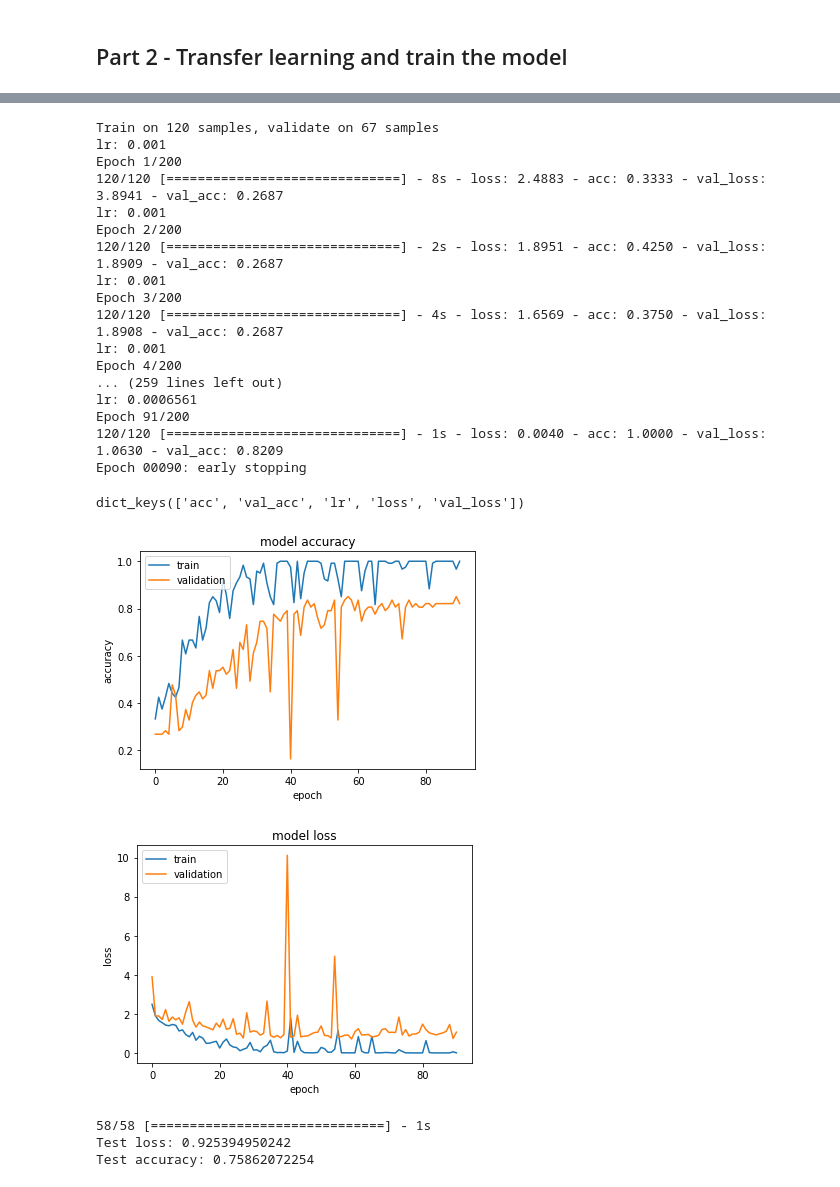
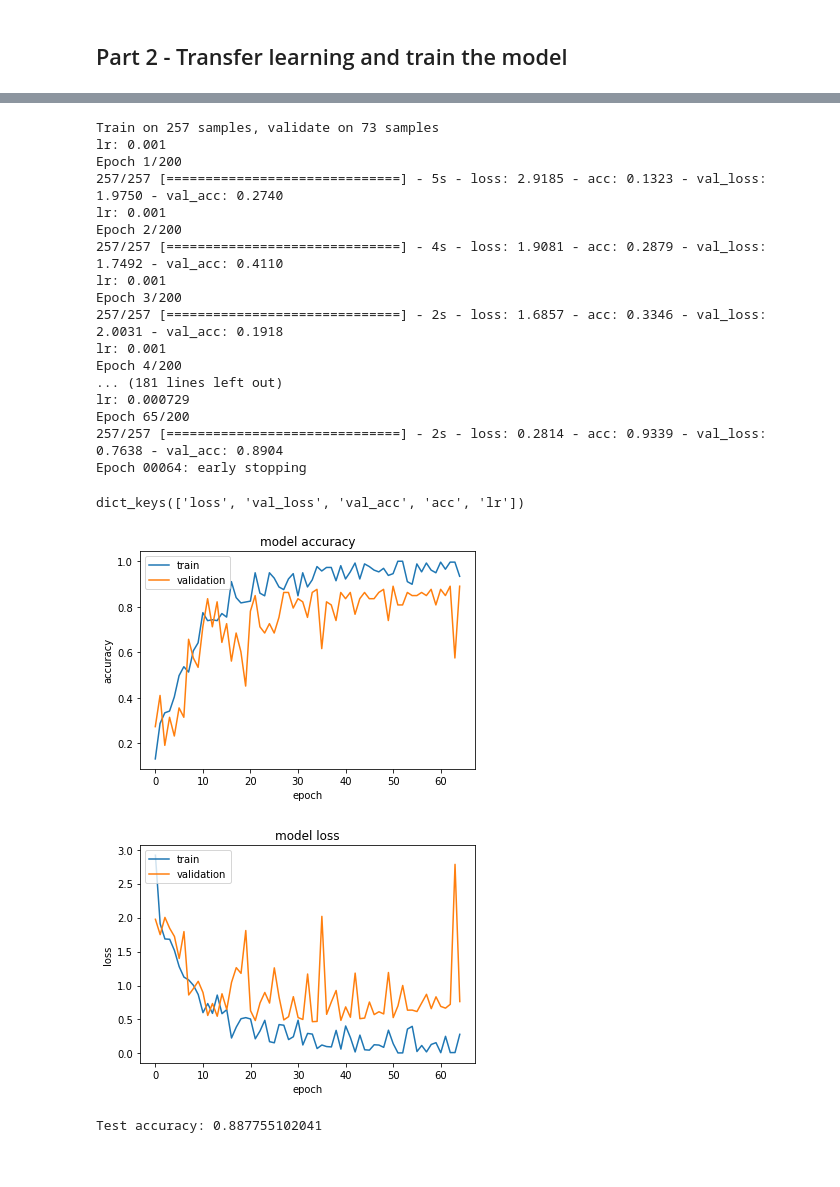
Before and after one commit to lxwvictor/Face-Recognition-Against-My-Photo-Library, a Jupyter notebook: Face Recognition against My Photo Library.ipynb, the cells around one changed output, grey strips where cells are left out. Saved outputs shown, nothing was run; the diff lists cells and outputs as text; code cells hidden in the pictures.

```diff
--- a/Face Recognition against My Photo Library.ipynb
+++ b/Face Recognition against My Photo Library.ipynb
@@ -324,0 +427,10 @@ Validate tensor shape. (67, 299, 299, 3)
+# %%
+x = base_model.output
+x = GlobalAveragePooling2D()(x)
+x = Dense(1000, activation = 'relu')(x)
+x = Dense(200, activation = 'relu')(x)
+x = Dense(50, activation = 'relu')(x)
+x = Dense(7, activation = 'softmax')(x)
+
+my_model_2 = Model(inputs = base_model.input, outputs = x)
+my_model_2.summary()
@@ -325,57 +455,36 @@ Validate tensor shape. (67, 299, 299, 3)
 # %%
-my_model.compile(optimizer='rmsprop', loss='categorical_crossentropy', metrics=['accuracy'])
-checkpointer = ModelCheckpoint(filepath='my_model.h5',
+my_model_2.compile(optimizer='rmsprop', loss='categorical_crossentropy', metrics=['accuracy'])
+checkpointer = ModelCheckpoint(filepath='my_model_2.h5',
                               verbose=1, save_best_only=True)
 early_stopping = EarlyStopping(monitor='val_loss', min_delta=0, patience=30, verbose=1, mode='auto')
 reduce_lr = ReduceLROnPlateau(monitor='val_loss', factor=0.9, patience=10, cooldown=0, min_lr=0.00001)
-lr_print = LambdaCallback(on_epoch_begin=lambda epoch, logs: print('lr:', K.eval(my_model.optimizer.lr)))
+lr_print = LambdaCallback(on_epoch_begin=lambda epoch, logs: print('lr:', K.eval(my_model_2.optimizer.lr)))
 # %%
-hist = my_model.fit(train_tensors, train_targets,
+hist_2 = my_model_2.fit(train_tensors, train_targets,
             validation_data=(validate_tensors, validate_targets),
             epochs=200, verbose=1, batch_size=20,
             callbacks=[checkpointer, early_stopping, reduce_lr, lr_print])
 # %% [output]
-Train on 120 samples, validate on 67 samples
+Train on 257 samples, validate on 73 samples
 lr: 0.001
 Epoch 1/200
-120/120 [==============================] - 8s - loss: 2.4883 - acc: 0.3333 - val_loss: 3.8941 - val_acc: 0.2687
+257/257 [==============================] - 5s - loss: 2.9185 - acc: 0.1323 - val_loss: 1.9750 - val_acc: 0.2740
 lr: 0.001
 Epoch 2/200
-120/120 [==============================] - 2s - loss: 1.8951 - acc: 0.4250 - val_loss: 1.8909 - val_acc: 0.2687
+257/257 [==============================] - 4s - loss: 1.9081 - acc: 0.2879 - val_loss: 1.7492 - val_acc: 0.4110
 lr: 0.001
 Epoch 3/200
-120/120 [==============================] - 4s - loss: 1.6569 - acc: 0.3750 - val_loss: 1.8908 - val_acc: 0.2687
+257/257 [==============================] - 2s - loss: 1.6857 - acc: 0.3346 - val_loss: 2.0031 - val_acc: 0.1918
 lr: 0.001
 Epoch 4/200
-... (259 lines left out)
-lr: 0.0006561
-Epoch 91/200
-120/120 [==============================] - 1s - loss: 0.0040 - acc: 1.0000 - val_loss: 1.0630 - val_acc: 0.8209
-Epoch 00090: early stopping
+... (181 lines left out)
+lr: 0.000729
+Epoch 65/200
+257/257 [==============================] - 2s - loss: 0.2814 - acc: 0.9339 - val_loss: 0.7638 - val_acc: 0.8904
+Epoch 00064: early stopping
-# %%
-## TODO: Visualize the training and validation loss of your neural network
-import matplotlib.pyplot as plt
-def plt_hist(hist):
-    print(hist.history.keys())
-    # summarize history for accuracy
-    plt.plot(hist.history['acc'])
-    plt.plot(hist.history['val_acc'])
-    plt.title('model accuracy')
-    plt.ylabel('accuracy')
-    plt.xlabel('epoch')
-    plt.legend(['train', 'validation'], loc='upper left')
-    plt.show()
-    # summarize history for loss
-    plt.plot(hist.history['loss'])
-    plt.plot(hist.history['val_loss'])
-    plt.title('model loss')
-    plt.ylabel('loss')
-    plt.xlabel('epoch')
-    plt.legend(['train', 'validation'], loc='upper left')
-    plt.show()
-
-plt_hist(hist)
-# %% [output]
-dict_keys(['acc', 'val_acc', 'lr', 'loss', 'val_loss'])
-[figure, removed]
-[figure, removed]
+# %%
+plt_hist(hist_2)
+# %% [output]
+dict_keys(['loss', 'val_loss', 'val_acc', 'acc', 'lr'])
+[figure, added]
+[figure, added]
@@ -382,8 +493,6 @@ dict_keys(['acc', 'val_acc', 'lr', 'loss', 'val_loss'])
 # %%
-score = my_model.evaluate(test_tensors, test_targets, verbose=1)
-print('Test loss:', score[0])
-print('Test accuracy:', score[1])
+score_2 = my_model_2.evaluate(test_tensors, test_targets, verbose=1)
+print('Test loss:', score_2[0])
+print('Test accuracy:', score_2[1])
 # %% [output]
-58/58 [==============================] - 1s
-Test loss: 0.925394950242
-Test accuracy: 0.75862072254
+Test accuracy: 0.887755102041
```
Also changed, not shown: parts of 25 cells of this notebook, 1 other file.
